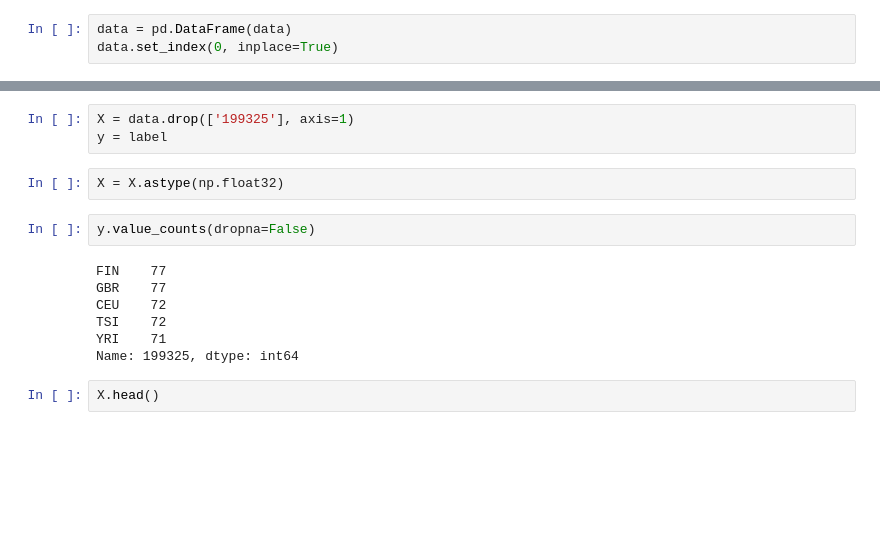
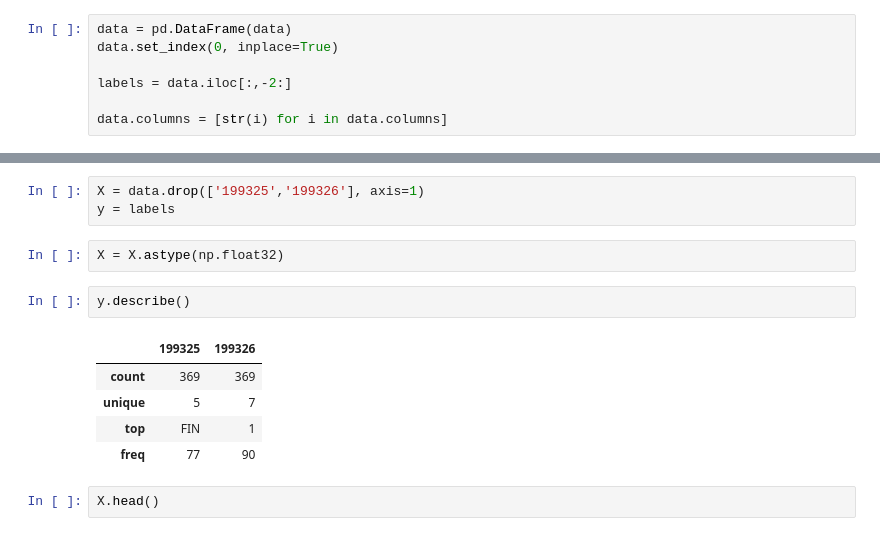
Before and after one commit to jay-z007/Computational-Biology, a Jupyter notebook: project/project.ipynb, the cells around one changed output, grey strips where cells are left out. Cells and saved outputs as stored; diff of their text form; blank space fills up the shorter version.

Commit message:
working on building the transformed data with eq_classes

```diff
--- a/project/project.ipynb
+++ b/project/project.ipynb
@@ -40,3 +31,7 @@ SystemError: ..\..\Objects\stringobject.c:3903: bad argument to internal functio
 # %%
 data = pd.DataFrame(data)
 data.set_index(0, inplace=True)
+
+labels = data.iloc[:,-2:]
+
+data.columns = [str(i) for i in data.columns]
@@ -47,17 +38,16 @@ data.columns = [str(i) for i in data.columns]
 # %%
-X = data.drop(['199325'], axis=1)
-y = label
+X = data.drop(['199325','199326'], axis=1)
+y = labels
 # %%
 X = X.astype(np.float32)
-# %%
-y.value_counts(dropna=False)
-# %% [output]
-FIN    77
-GBR    77
-CEU    72
-TSI    72
-YRI    71
-Name: 199325, dtype: int64
+# %%
+y.describe()
+# %% [output]
+|  | 199325 | 199326 |
+| count | 369 | 369 |
+| unique | 5 | 7 |
+| top | FIN | 1 |
+| freq | 77 | 90 |
 # %%
 X.head()
 # %% [output]
```
Also changed, not shown: parts of 32 cells of this notebook, 46 other files.
